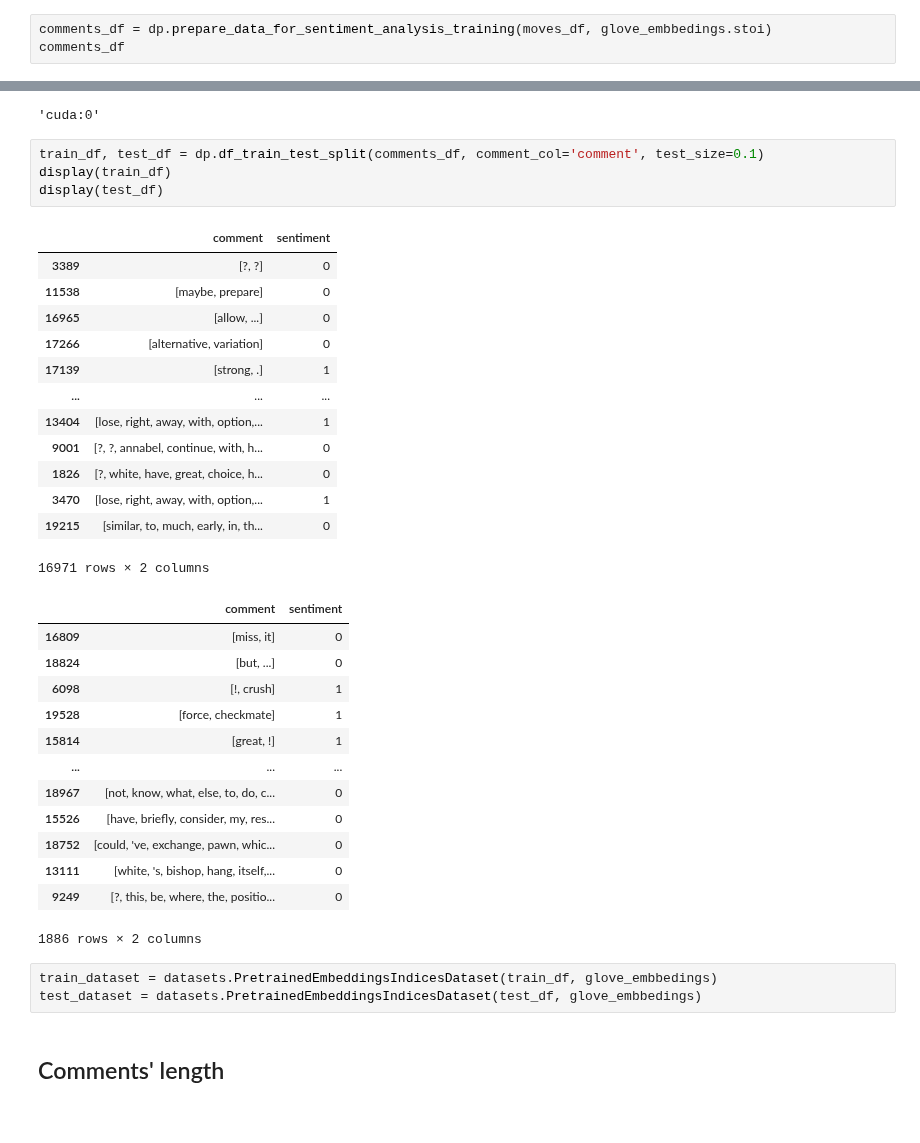
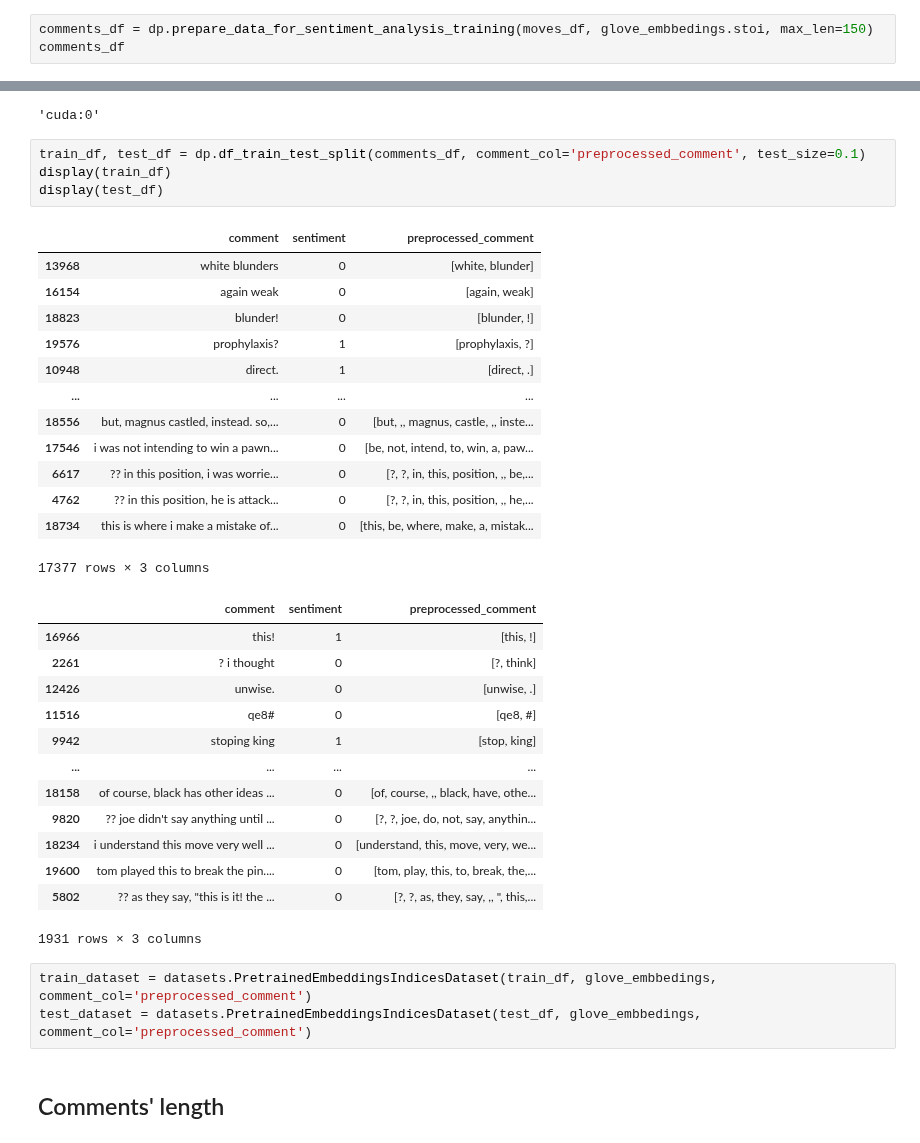
Before and after one commit to Kamil2601/NLP-chess-engine, a Jupyter notebook: src/sentiment_analysis/sentiment_analysis.ipynb, the cells around one changed output, grey strips where cells are left out. Cells and saved outputs as stored; diff of their text form.

```diff
--- a/src/sentiment_analysis/sentiment_analysis.ipynb
+++ b/src/sentiment_analysis/sentiment_analysis.ipynb
@@ -50,6 +56,6 @@ moves_df
 glove_embbedings = torchtext.vocab.GloVe(name="6B", dim=200, cache="../../.vector_cache/")
 datasets.add_padding_vector_to_embeddings(glove_embbedings)
 # %%
-comments_df = dp.prepare_data_for_sentiment_analysis_training(moves_df, glove_embbedings.stoi)
+comments_df = dp.prepare_data_for_sentiment_analysis_training(moves_df, glove_embbedings.stoi, max_len=150)
 comments_df
 # %% [output]
@@ -72,39 +78,39 @@ device
 # %% [output]
 'cuda:0'
 # %%
-train_df, test_df = dp.df_train_test_split(comments_df, comment_col='comment', test_size=0.1)
+train_df, test_df = dp.df_train_test_split(comments_df, comment_col='preprocessed_comment', test_size=0.1)
 display(train_df)
 display(test_df)
 # %% [output]
-|  | comment | sentiment |
-| 3389 | [?, ?] | 0 |
-| 11538 | [maybe, prepare] | 0 |
-| 16965 | [allow, ...] | 0 |
-| 17266 | [alternative, variation] | 0 |
-| 17139 | [strong, .] | 1 |
-| ... | ... | ... |
-| 13404 | [lose, right, away, with, option,... | 1 |
-| 9001 | [?, ?, annabel, continue, with, h... | 0 |
-| 1826 | [?, white, have, great, choice, h... | 0 |
-| 3470 | [lose, right, away, with, option,... | 1 |
-| 19215 | [similar, to, much, early, in, th... | 0 |
+|  | comment | sentiment | preprocessed_comment |
+| 13968 | white blunders | 0 | [white, blunder] |
+| 16154 | again weak | 0 | [again, weak] |
+| 18823 | blunder! | 0 | [blunder, !] |
+| 19576 | prophylaxis? | 1 | [prophylaxis, ?] |
+| 10948 | direct. | 1 | [direct, .] |
+| ... | ... | ... | ... |
+| 18556 | but, magnus castled, instead. so,... | 0 | [but, ,, magnus, castle, ,, inste... |
+| 17546 | i was not intending to win a pawn... | 0 | [be, not, intend, to, win, a, paw... |
+| 6617 | ?? in this position, i was worrie... | 0 | [?, ?, in, this, position, ,, be,... |
+| 4762 | ?? in this position, he is attack... | 0 | [?, ?, in, this, position, ,, he,... |
+| 18734 | this is where i make a mistake of... | 0 | [this, be, where, make, a, mistak... |
-16971 rows × 2 columns
+17377 rows × 3 columns
-|  | comment | sentiment |
-| 16809 | [miss, it] | 0 |
-| 18824 | [but, ...] | 0 |
-| 6098 | [!, crush] | 1 |
-| 19528 | [force, checkmate] | 1 |
-| 15814 | [great, !] | 1 |
-| ... | ... | ... |
-| 18967 | [not, know, what, else, to, do, c... | 0 |
-| 15526 | [have, briefly, consider, my, res... | 0 |
-| 18752 | [could, 've, exchange, pawn, whic... | 0 |
-| 13111 | [white, 's, bishop, hang, itself,... | 0 |
-| 9249 | [?, this, be, where, the, positio... | 0 |
+|  | comment | sentiment | preprocessed_comment |
+| 16966 | this! | 1 | [this, !] |
+| 2261 | ? i thought | 0 | [?, think] |
+| 12426 | unwise. | 0 | [unwise, .] |
+| 11516 | qe8# | 0 | [qe8, #] |
+| 9942 | stoping king | 1 | [stop, king] |
+| ... | ... | ... | ... |
+| 18158 | of course, black has other ideas ... | 0 | [of, course, ,, black, have, othe... |
+| 9820 | ?? joe didn't say anything until ... | 0 | [?, ?, joe, do, not, say, anythin... |
+| 18234 | i understand this move very well ... | 0 | [understand, this, move, very, we... |
+| 19600 | tom played this to break the pin.... | 0 | [tom, play, this, to, break, the,... |
+| 5802 | ?? as they say, "this is it! the ... | 0 | [?, ?, as, they, say, ,, ", this,... |
-1886 rows × 2 columns
+1931 rows × 3 columns
 # %%
-train_dataset = datasets.PretrainedEmbeddingsIndicesDataset(train_df, glove_embbedings)
-test_dataset = datasets.PretrainedEmbeddingsIndicesDataset(test_df, glove_embbedings)
+train_dataset = datasets.PretrainedEmbeddingsIndicesDataset(train_df, glove_embbedings, comment_col='preprocessed_comment')
+test_dataset = datasets.PretrainedEmbeddingsIndicesDataset(test_df, glove_embbedings,  comment_col='preprocessed_comment')
 # %% [markdown]
 ## Comments' length
 # %%
```
Also changed, not shown: parts of 14 cells of this notebook, 5 other files.
